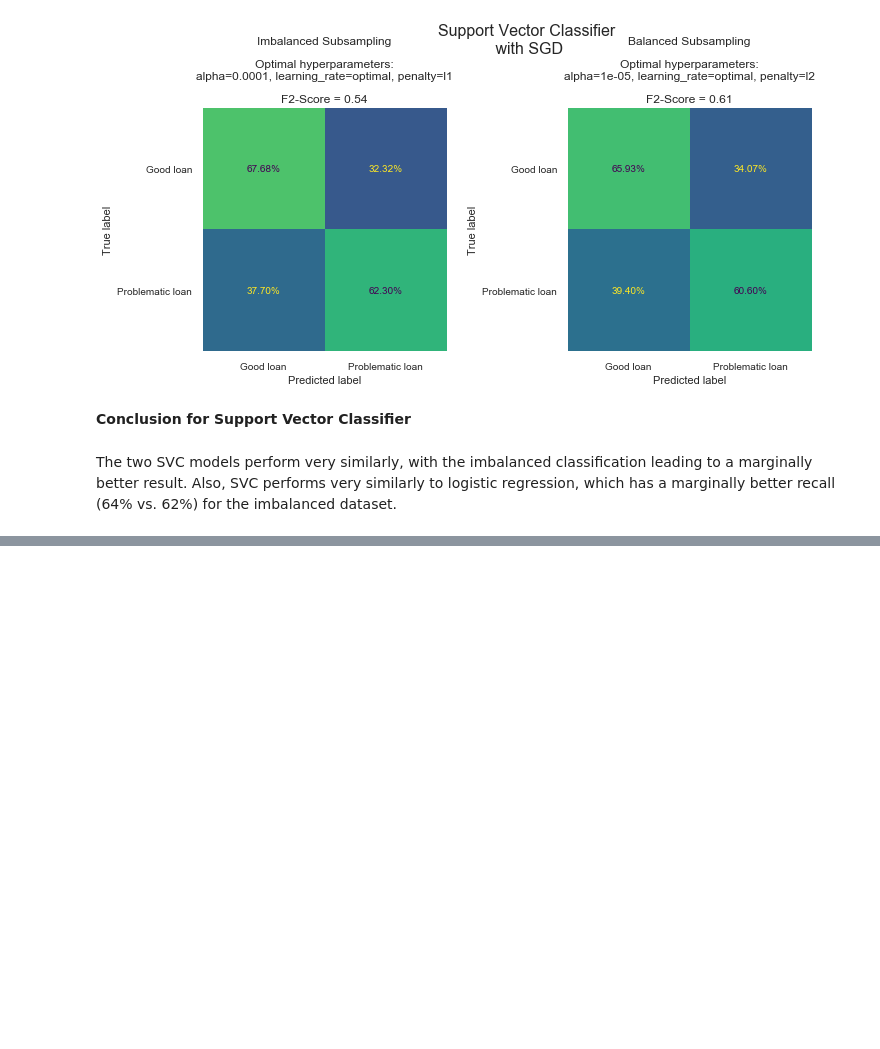
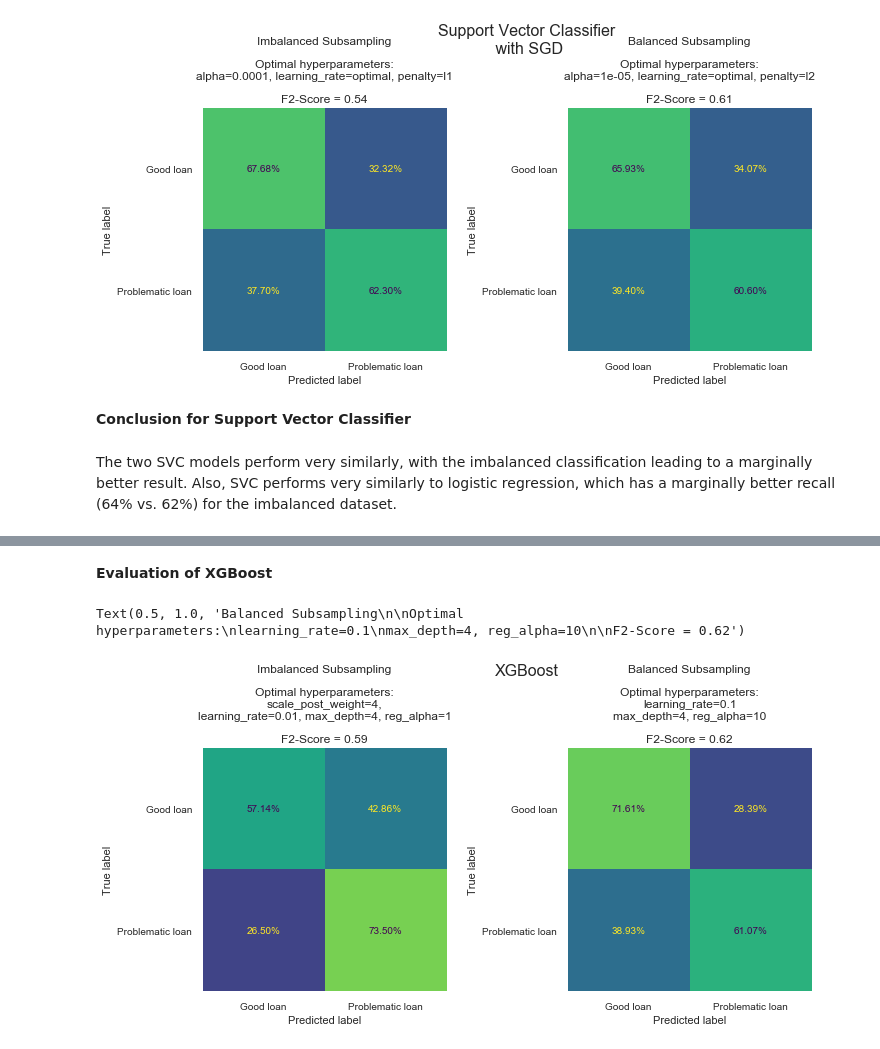
Before and after one commit to matthiasluthi/Predicting-Loan-Risk, a Jupyter notebook: PredictingLoanRisk.ipynb, the cells around one changed output, grey strips where cells are left out. Cells and saved outputs as stored; diff of their text form; code cells hidden in the pictures; blank space fills up the shorter version.

Commit message:
Add XGBoost

```diff
--- a/PredictingLoanRisk.ipynb
+++ b/PredictingLoanRisk.ipynb
@@ -732,0 +824,10 @@ The two SVC models perform very similarly, with the imbalanced classification le
+# %%
+#Parameter grid for model fitting with stratified k-fold cross-validation:
+#scale_pos_weight is the weighting factor in XGBoost, and the developers
+#suggest tuning it.
+param_grid_xgb_imb = dict(learning_rate=[0.1, 0.01],
+                          scale_pos_weight= [1, 2, 4])
+grid_xgb_imb = GridSearchCV(xbg_imb, param_grid=param_grid_xgb_imb,
+                            cv=StratifiedKFold(), scoring=f2_scoring,
+                            verbose = 4, n_jobs=-1)
+grid_xgb_imb.fit(X_train_imb, y_train_imb)
@@ -732,0 +863,9 @@ The two SVC models perform very similarly, with the imbalanced classification le
+# %%
+xbg_imb = xgb.XGBClassifier(scale_pos_weight=4, n_estimators = 500, n_jobs=-1)
+# %%
+param_grid_xgb_imb = dict(learning_rate=[0.01, 0.001],
+                         max_depth=[4,6,8], reg_alpha=[0,1,10])
+grid_xgb_imb = GridSearchCV(xbg_imb, param_grid=param_grid_xgb_imb,
+                            cv=StratifiedKFold(), scoring=f2_scoring,
+                            verbose = 4, n_jobs=-1)
+grid_xgb_imb.fit(X_train_imb, y_train_imb)
@@ -732,0 +894,36 @@ The two SVC models perform very similarly, with the imbalanced classification le
+# %% [markdown]
+**Evaluation of XGBoost**
+# %%
+#Preparation of text output
+f2_xgb_imb = fbeta_score(y_test_imb, grid_xgb_imb.predict(X_test_imb), 2)
+f2_xgb_bal = fbeta_score(y_test_bal, grid_xgb_bal.predict(X_test_bal), 2)
+title_xgb_imb = ('Imbalanced Subsampling\n\n' + 'Optimal hyperparameters:\nscale_post_weight=4,\n' +
+                 ', '.join("{}={}".format(key,val)
+                           for (key,val) in grid_xgb_imb.best_params_.items()) +
+                 '\n\nF2-Score = ' + str(round(f2_xgb_imb, ndigits=2)))
+title_xgb_bal = ('Balanced Subsampling\n\n' + 'Optimal hyperparameters:\nlearning_rate=0.1\n' +
+                 ', '.join("{}={}".format(key,val)
+                           for (key,val) in grid_xgb_bal.best_params_.items()) +
+                 '\n\nF2-Score = ' + str(round(f2_xgb_bal, ndigits=2)))
+
+#Creating the figure
+fig, ax = plt.subplots(1,2, figsize=(12,6))
+fig.suptitle('XGBoost', fontsize =16)
+
+#imbalanced classifiction (left side)
+pcm_imb = plot_confusion_matrix(grid_xgb_imb, X_test_imb, y_test_imb, normalize="true", ax = ax[0],
+                                values_format=".2%", display_labels=["Good loan", "Problematic loan"])
+pcm_imb.im_.set_clim(0.1,0.9)
+pcm_imb.im_.colorbar.remove()
+ax[0].set_title(title_xgb_imb)
+
+#balanced classification (right side)
+pcm_bal = plot_confusion_matrix(grid_xgb_bal, X_test_bal, y_test_bal, normalize="true", ax = ax[1],
+                                values_format=".2%", display_labels=["Good loan", "Problematic loan"])
+pcm_bal.im_.set_clim(0.1,0.9)
+pcm_bal.im_.colorbar.remove()
+#pcm_bal.im_.axes.yaxis.set_visible(False)
+ax[1].set_title(title_xgb_bal)
+# %% [output]
+Text(0.5, 1.0, 'Balanced Subsampling\n\nOptimal hyperparameters:\nlearning_rate=0.1\nmax_depth=4, reg_alpha=10\n\nF2-Score = 0.62')
+[figure, added]
```
Also changed, not shown: parts of 24 cells of this notebook.
